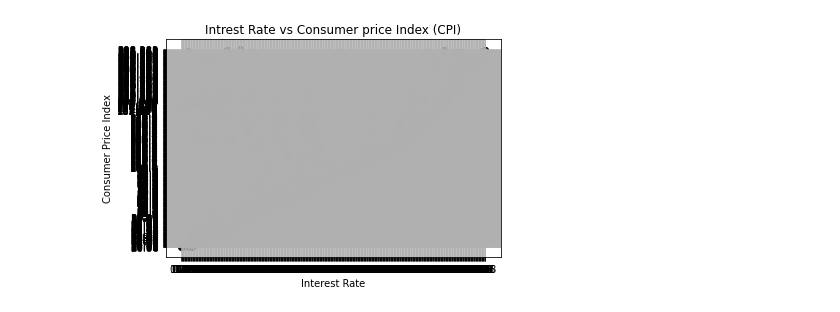
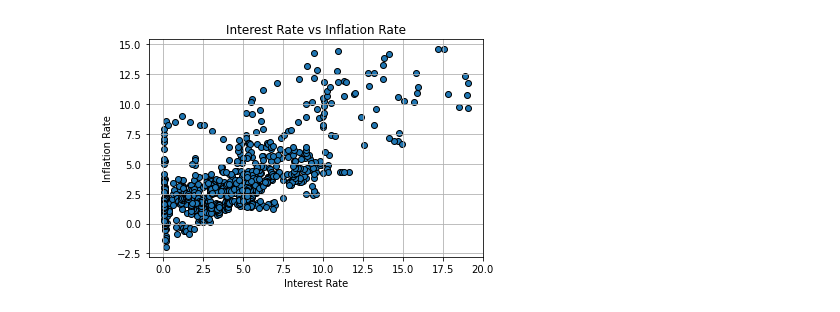
Before and after one commit to Lionta/Project-1, a Jupyter notebook: interest_rate_vs_inflation.ipynb, the cells around one changed output. Cells and saved outputs as stored; diff of their text form; code cells hidden in the pictures.

```diff
--- a/interest_rate_vs_inflation.ipynb
+++ b/interest_rate_vs_inflation.ipynb
@@ -79,9 +66,23 @@ cpi_df = pd.DataFrame(fred_response["observations"])
 # Reduce to pertinent columns
 cpi_df = cpi_df[["date", "value"]]
 
+# Convert date to datetime
+cpi_df['date'] = cpi_df['date'].apply(pd.to_datetime)
+
+# Convert value to float
+cpi_df = cpi_df.astype({"value": float})
+
+# Calculate/create inflation rate column
+cpi_df['Inflation Rate'] = cpi_df['value'].pct_change(12)
+
+# Convert inflation rate to %
+cpi_df["Inflation Rate"]*=100
+
+# Rename columns
+cpi_df = cpi_df.rename(columns={"date": "Date", "value": "CPI"})
+
 # Write To CSV
 cpi_df.to_csv("output_data/cpi_rate.csv")
 
-# Display
-cpi_df
+cpi_df.head()
 # %% [output]
@@ -101,14 +95,10 @@ cpi_df
 # %%
-# Merge Intrest Rate and CPI
-
-mer_int_cpi_df = pd.merge(int_rate_df, cpi_df, on='date')
-mer_int_cpi_df = mer_int_cpi_df.rename(columns={"value_x": "Interest Rate", "value_y": "CPI"})
-
-
+# Merge Interest Rate and CPI
+mer_int_cpi_df = pd.merge(int_rate_df, cpi_df, on= 'Date')
 
 # Write to CSV
 mer_int_cpi_df.to_csv("output_data/merged_int_unemp_gdp_df.csv")
 
 #Display
-mer_int_cpi_df
+mer_int_cpi_df.head()
 # %% [output]
@@ -182,19 +203,23 @@ plt.show()
 # %%
-# Build the scatter plots for latitude vs. humidity
-y_values = mer_int_cpi_df["CPI"]
+# Build the scatter plots interest rate vs inflation rate
+y_values = mer_int_cpi_df["Inflation Rate"]
 x_values = mer_int_cpi_df["Interest Rate"]
+
+# Do some formating for effect
 plt.scatter(x_values, y_values, linewidth=1, marker="o", edgecolors="black")
-plt.title('Intrest Rate vs Consumer price Index (CPI)')
-plt.ylabel("Consumer Price Index")
+
+# Add titles
+plt.title('Interest Rate vs Inflation Rate')
+plt.ylabel("Inflation Rate")
 plt.xlabel("Interest Rate")
 
-# Incorporate the other graph properties
+# Add gridlines for effect
 plt.grid()
 
 # Save the figure
-plt.savefig("output_data/Fig4.png")
+plt.savefig("output_data/interest_vs_inflation_scatter.png")
 
 # Show plot
 plt.show()
 # %% [output]
-[figure, old version]
+[figure, new version]
```
Also changed, not shown: parts of 13 cells of this notebook, 13 other files.
